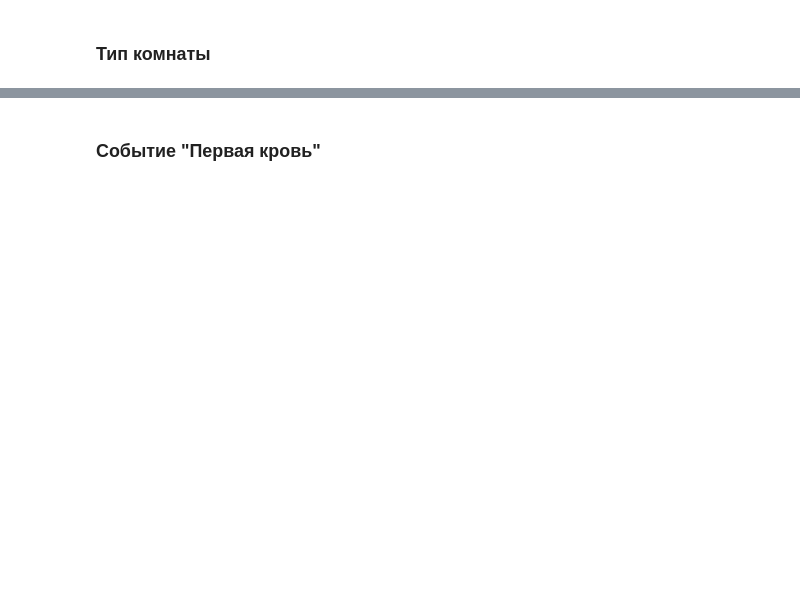
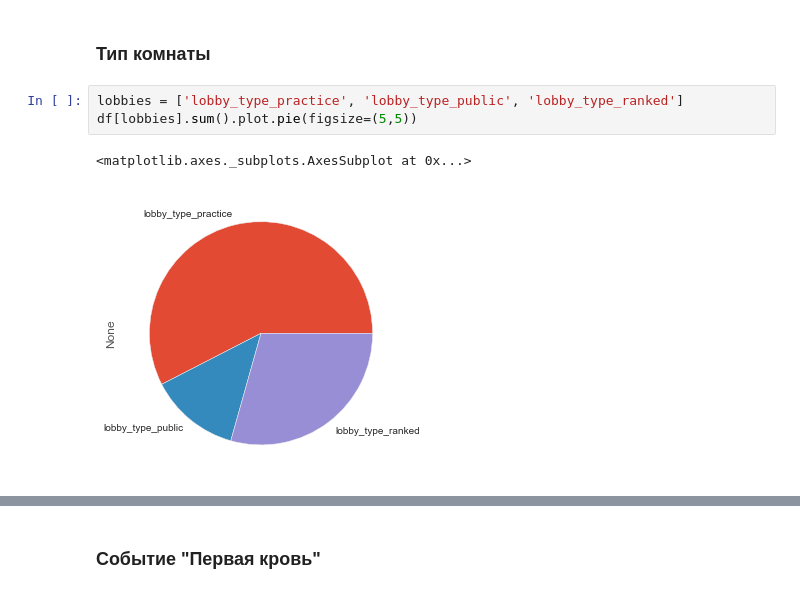
Before and after one commit to blagoffvyacheslav/kaggle, a Jupyter notebook: 2016-02-dota-2-win-probability-prediction/report.ipynb, the cells around one changed output, grey strips where cells are left out. Drawn from its saved outputs; the diff is of its cells as text; blank space fills up the shorter version.

```diff
--- a/2016-02-dota-2-win-probability-prediction/report.ipynb
+++ b/2016-02-dota-2-win-probability-prediction/report.ipynb
@@ -35,2 +35,8 @@ ax.legend(title='radiant_win')
 # %% [markdown]
 ### Тип комнаты
+# %%
+lobbies = ['lobby_type_practice', 'lobby_type_public', 'lobby_type_ranked']
+df[lobbies].sum().plot.pie(figsize=(5,5))
+# %% [output]
+<matplotlib.axes._subplots.AxesSubplot at 0x...>
+[figure, added]
```
Also changed, not shown: parts of 20 cells of this notebook.
